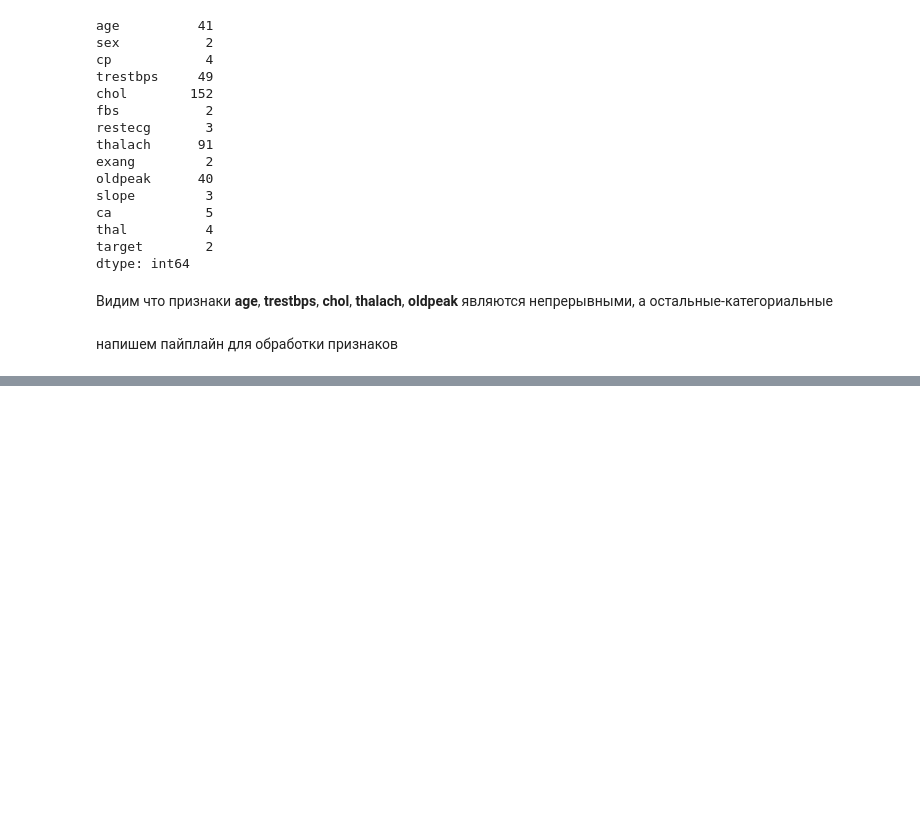
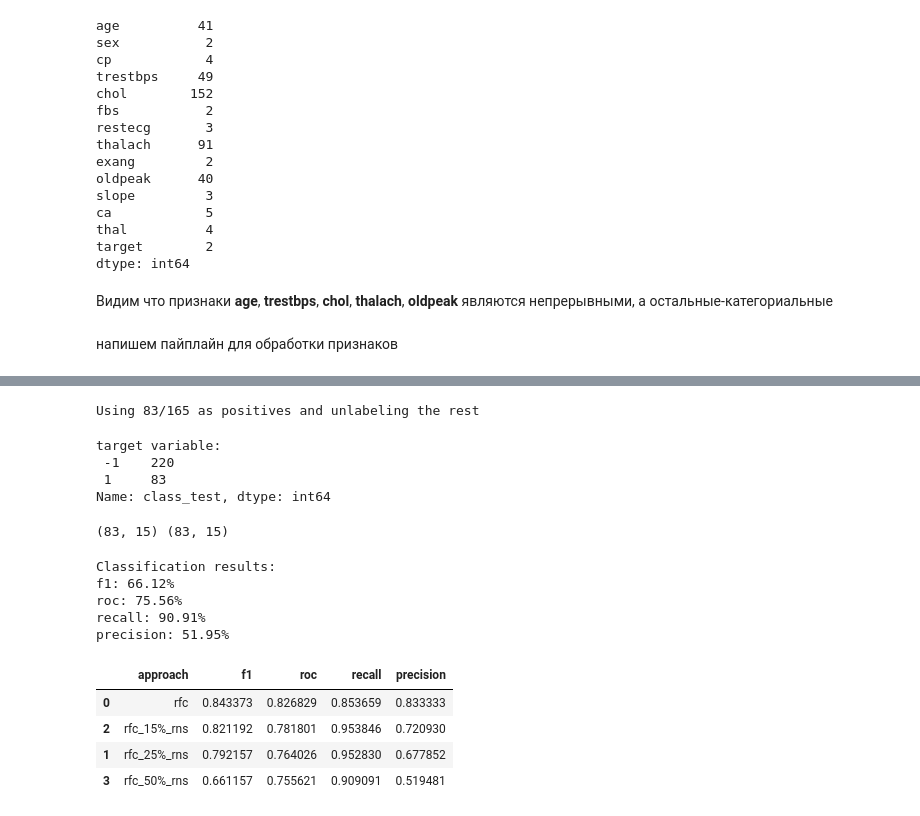
Before and after one commit to AlSavva/ML_in_Business, a Jupyter notebook: HW6.ipynb, the cells around one changed output, grey strips where cells are left out. Saved outputs shown, nothing was run; the diff lists cells and outputs as text; code cells hidden in the pictures; blank space fills up the shorter version.

```diff
--- a/HW6.ipynb
+++ b/HW6.ipynb
@@ -197,0 +380,21 @@ KeyError: "['restecg_2'] not in index"
+# %%
+mod_data = df.copy()
+#get the indices of the positives samples
+pos_ind = np.where(mod_data.iloc[:,-1].values == 1)[0]
+#shuffle them
+np.random.shuffle(pos_ind)
+# leave just 25% of the positives marked
+pos_sample_len = int(np.ceil(0.5 * len(pos_ind)))
+print(f'Using {pos_sample_len}/{len(pos_ind)} as positives and unlabeling the rest')
+pos_sample = pos_ind[:pos_sample_len]
+# %% [output]
+Using 83/165 as positives and unlabeling the rest
+# %%
+mod_data['class_test'] = -1
+mod_data.loc[pos_sample,'class_test'] = 1
+print('target variable:\n', mod_data.iloc[:,-1].value_counts())
+# %% [output]
+target variable:
+ -1    220
+ 1     83
+Name: class_test, dtype: int64
@@ -197,0 +405,37 @@ KeyError: "['restecg_2'] not in index"
+# %%
+mod_data = mod_data.sample(frac=1)
+neg_sample = mod_data[mod_data['class_test']==-1][:len(mod_data[mod_data['class_test']==1])]
+sample_test = mod_data[mod_data['class_test']==-1][len(mod_data[mod_data['class_test']==1]):]
+pos_sample = mod_data[mod_data['class_test']==1]
+print(neg_sample.shape, pos_sample.shape)
+sample_train = pd.concat([neg_sample, pos_sample]).sample(frac=1)
+# %% [output]
+(83, 15) (83, 15)
+# %%
+cls3=RandomForestClassifier(random_state = 0)
+cls3.fit(sample_train.iloc[:,:-2].values,
+          sample_train.iloc[:,-2].values)
+y_predict = cls3.predict(sample_test.iloc[:,:-2].values)
+
+results['approach'].append('rfc_50%_rns')
+results['f1'].append(f1_score(sample_test.iloc[:,-2].values, y_predict))
+results['roc'].append(roc_auc_score(sample_test.iloc[:,-2].values, y_predict))
+results['recall'].append(recall_score(sample_test.iloc[:,-2].values, y_predict, average='binary'))
+results['precision'].append(precision_score(sample_test.iloc[:,-2].values, y_predict, average='binary'))
+
+
+evaluate_results(sample_test.iloc[:,-2].values, y_predict)
+# %% [output]
+Classification results:
+f1: 66.12%
+roc: 75.56%
+recall: 90.91%
+precision: 51.95%
+# %%
+pd.DataFrame(data=results).sort_values(by='f1', ascending=False)
+# %% [output]
+|  | approach | f1 | roc | recall | precision |
+| 0 | rfc | 0.843373 | 0.826829 | 0.853659 | 0.833333 |
+| 2 | rfc_15%_rns | 0.821192 | 0.781801 | 0.953846 | 0.720930 |
+| 1 | rfc_25%_rns | 0.792157 | 0.764026 | 0.952830 | 0.677852 |
+| 3 | rfc_50%_rns | 0.661157 | 0.755621 | 0.909091 | 0.519481 |
```
Also changed, not shown: parts of 23 cells of this notebook.
